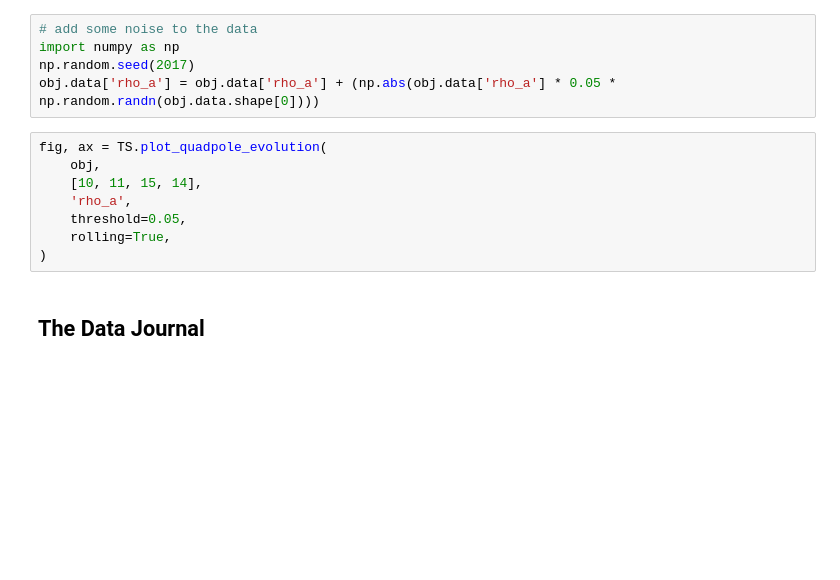
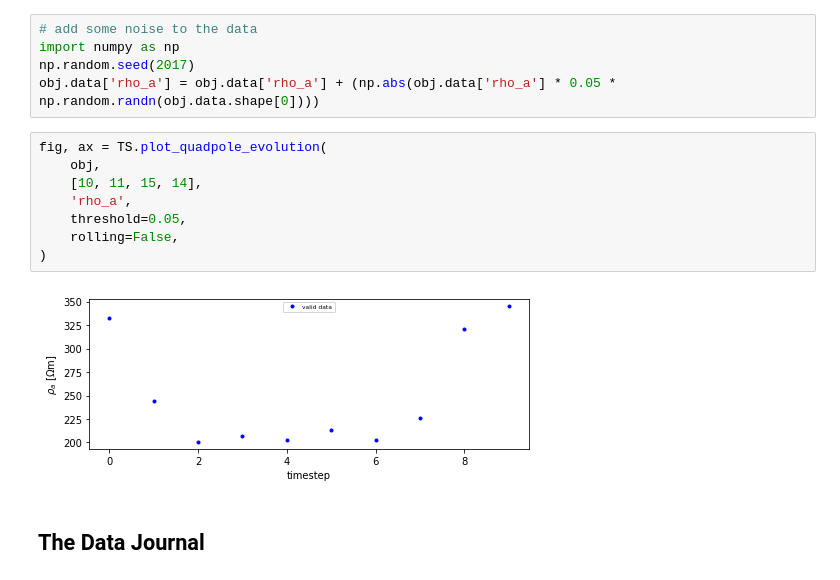
Before and after one commit to geophysics-ubonn/try-reda, a Jupyter notebook: reda_test.ipynb, the cells around one changed output. Saved outputs shown, nothing was run; the diff lists cells and outputs as text; blank space fills up the shorter version.

```diff
--- a/reda_test.ipynb
+++ b/reda_test.ipynb
@@ -78,11 +213,13 @@ obj.data['rho_a'] = obj.data['rho_a'] + (np.abs(obj.data['rho_a'] * 0.05 * np.ra
 # %%
 fig, ax = TS.plot_quadpole_evolution(
     obj,
     [10, 11, 15, 14],
     'rho_a',
     threshold=0.05,
-    rolling=True,
+    rolling=False,
 )
+# %% [output]
+[figure, added]
 # %% [markdown]
 ## The Data Journal
 # %%
```
Also changed, not shown: parts of 16 cells of this notebook.
